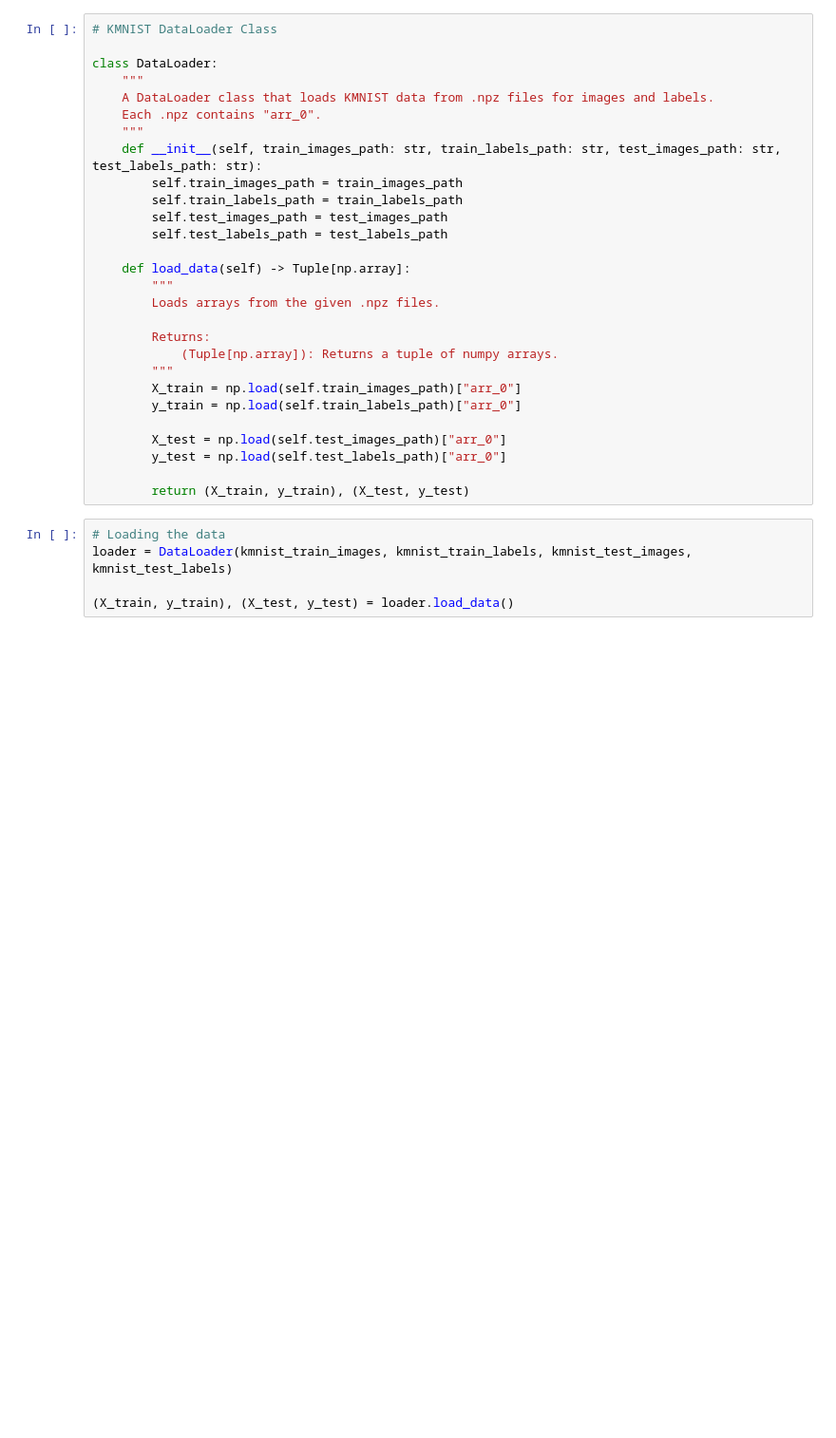
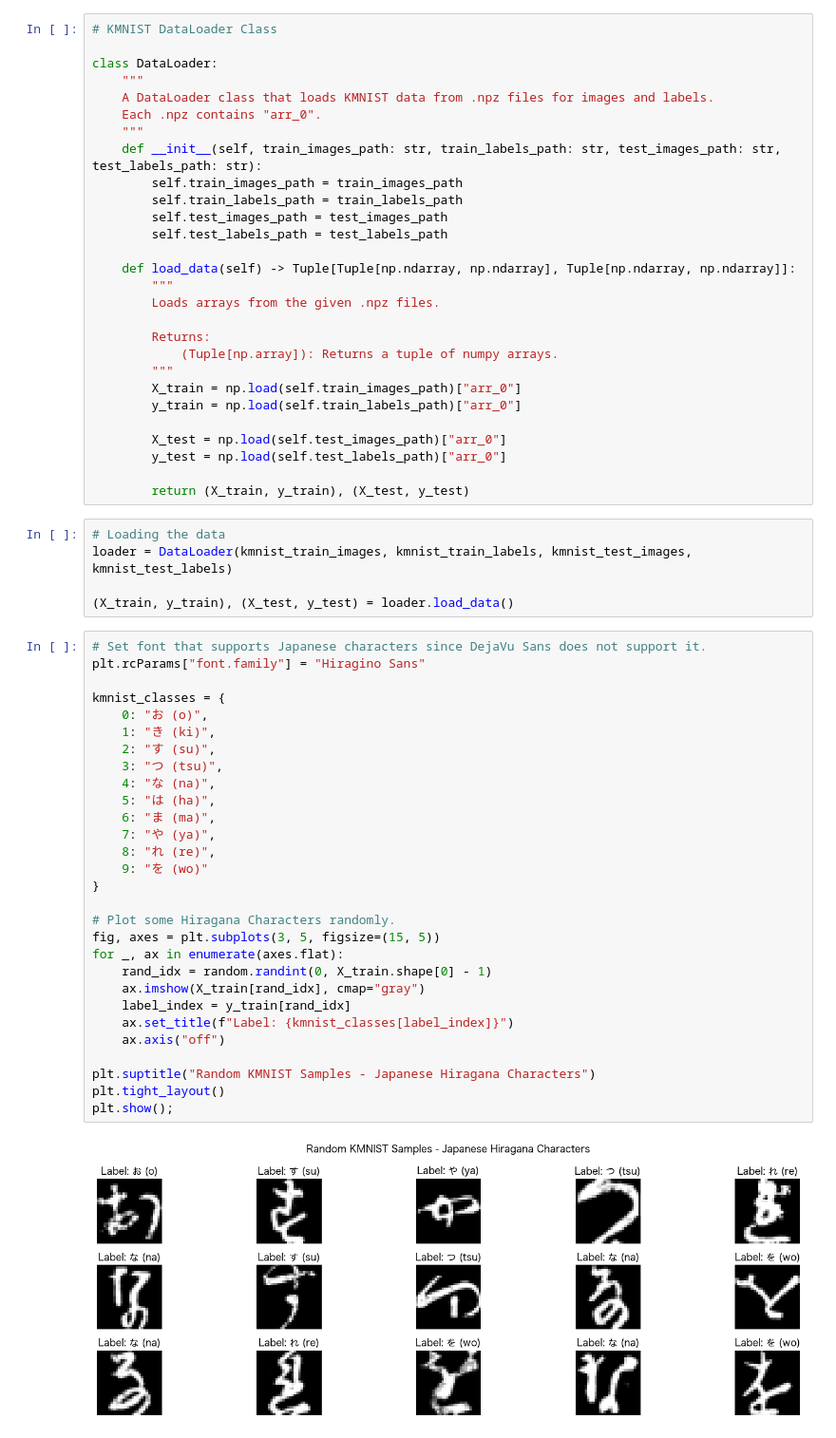
Before and after one commit to ykuw2/kmnist-cnn-streamlit, a Jupyter notebook: train_kmnist.ipynb, the cells around one changed output. Shown: that part at 95% size. Cells and saved outputs as stored; diff of their text form; blank space fills up the shorter version.

Commit message:
Some basic analysis and plotting the Japanese Characters

```diff
--- a/train_kmnist.ipynb
+++ b/train_kmnist.ipynb
@@ -24,7 +73,7 @@ class DataLoader:
         self.test_images_path = test_images_path
         self.test_labels_path = test_labels_path
 
-    def load_data(self) -> Tuple[np.array]:
+    def load_data(self) -> Tuple[Tuple[np.ndarray, np.ndarray], Tuple[np.ndarray, np.ndarray]]:
         """
         Loads arrays from the given .npz files.
 
@@ -43,3 +92,34 @@ class DataLoader:
 loader = DataLoader(kmnist_train_images, kmnist_train_labels, kmnist_test_images, kmnist_test_labels)
 
 (X_train, y_train), (X_test, y_test) = loader.load_data()
+# %%
+# Set font that supports Japanese characters since DejaVu Sans does not support it.
+plt.rcParams["font.family"] = "Hiragino Sans"
+
+kmnist_classes = {
+    0: "お (o)",
+    1: "き (ki)",
+    2: "す (su)",
+    3: "つ (tsu)",
+    4: "な (na)",
+    5: "は (ha)",
+    6: "ま (ma)",
+    7: "や (ya)",
+    8: "れ (re)",
+    9: "を (wo)"
+}
+
+# Plot some Hiragana Characters randomly.
+fig, axes = plt.subplots(3, 5, figsize=(15, 5))
+for _, ax in enumerate(axes.flat):
+    rand_idx = random.randint(0, X_train.shape[0] - 1)
+    ax.imshow(X_train[rand_idx], cmap="gray")
+    label_index = y_train[rand_idx]
+    ax.set_title(f"Label: {kmnist_classes[label_index]}")
+    ax.axis("off")
+
+plt.suptitle("Random KMNIST Samples - Japanese Hiragana Characters")
+plt.tight_layout()
+plt.show();
+# %% [output]
+[figure, added]
```
Also changed, not shown: parts of 2 cells of this notebook.
